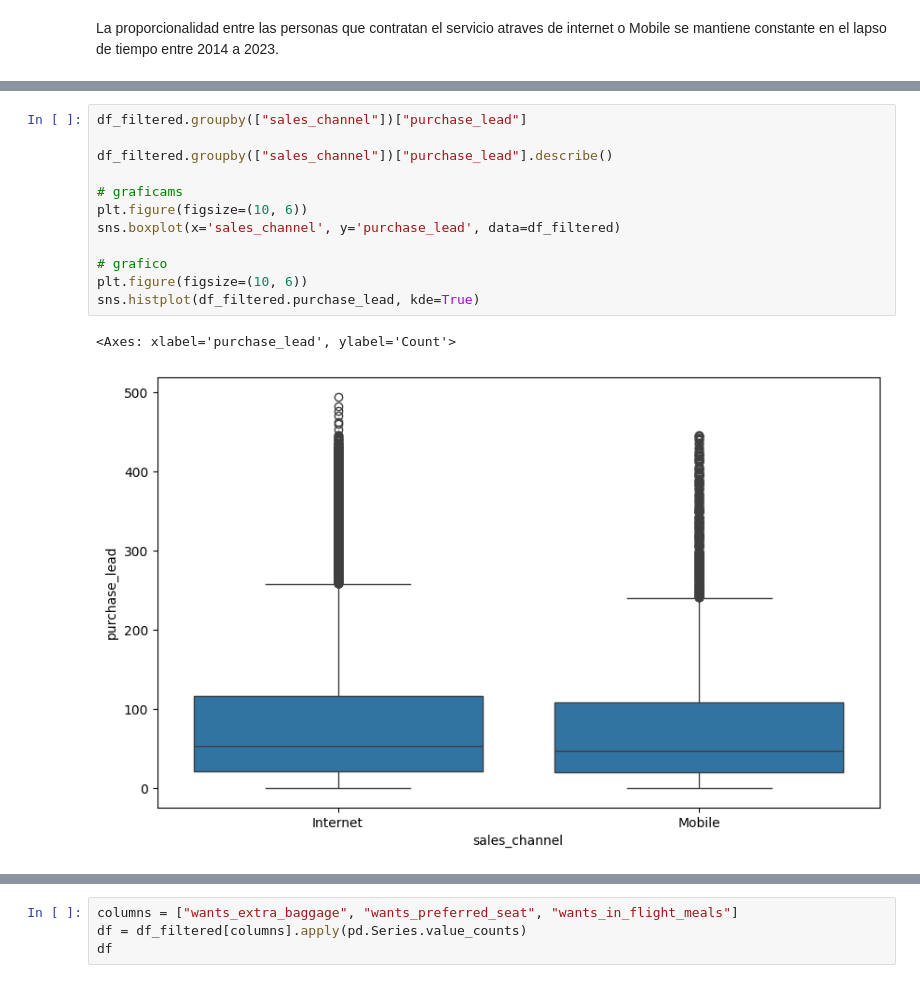
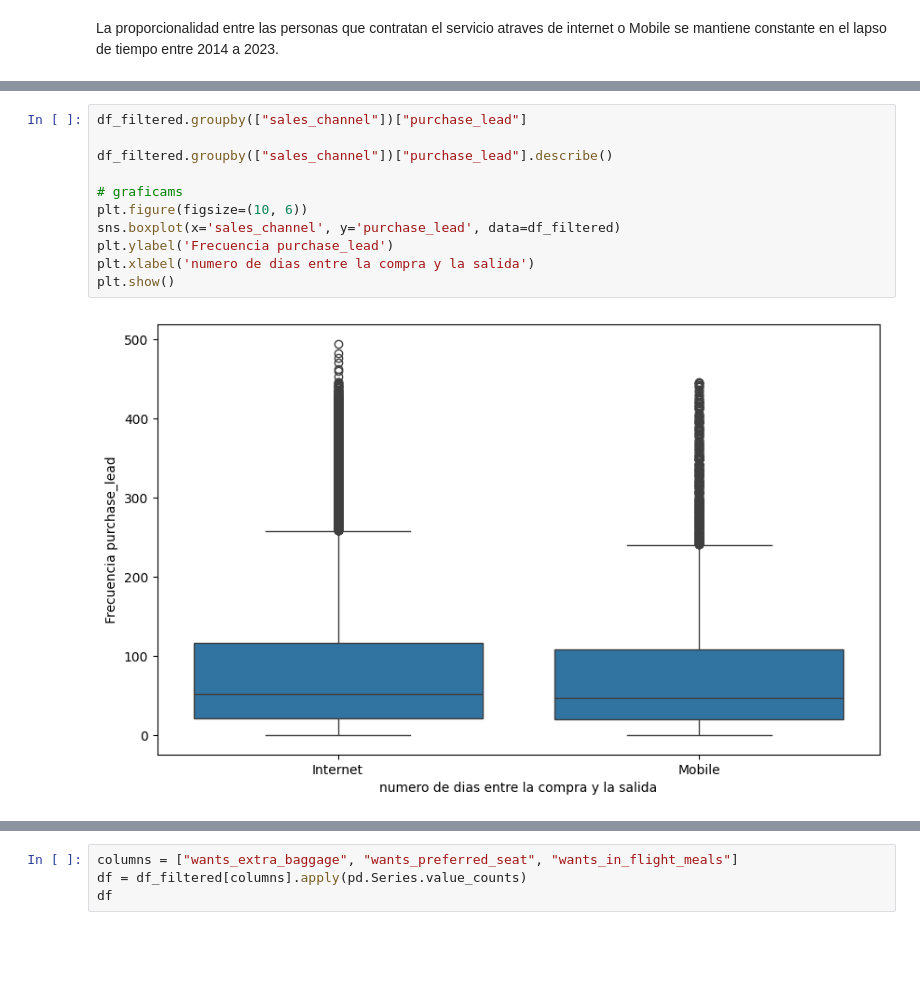
Before and after one commit to lcondoriz/tp1-orgaDatos, a Jupyter notebook: tp1.ipynb, the cells around one changed output, grey strips where cells are left out. Cells and saved outputs as stored; diff of their text form; blank space fills up the shorter version.

```diff
--- a/tp1.ipynb
+++ b/tp1.ipynb
@@ -554,15 +510,13 @@ plt.show()
 # %%
 df_filtered.groupby(["sales_channel"])["purchase_lead"]
 
 df_filtered.groupby(["sales_channel"])["purchase_lead"].describe()
 
 # graficams
 plt.figure(figsize=(10, 6))
 sns.boxplot(x='sales_channel', y='purchase_lead', data=df_filtered)
-
-# grafico
-plt.figure(figsize=(10, 6))
-sns.histplot(df_filtered.purchase_lead, kde=True)
+plt.ylabel('Frecuencia purchase_lead')
+plt.xlabel('numero de dias entre la compra y la salida')
+plt.show()
 # %% [output]
-<Axes: xlabel='purchase_lead', ylabel='Count'>
-[figure, old version]
+[figure, new version]
```
Also changed, not shown: parts of 33 cells of this notebook.
